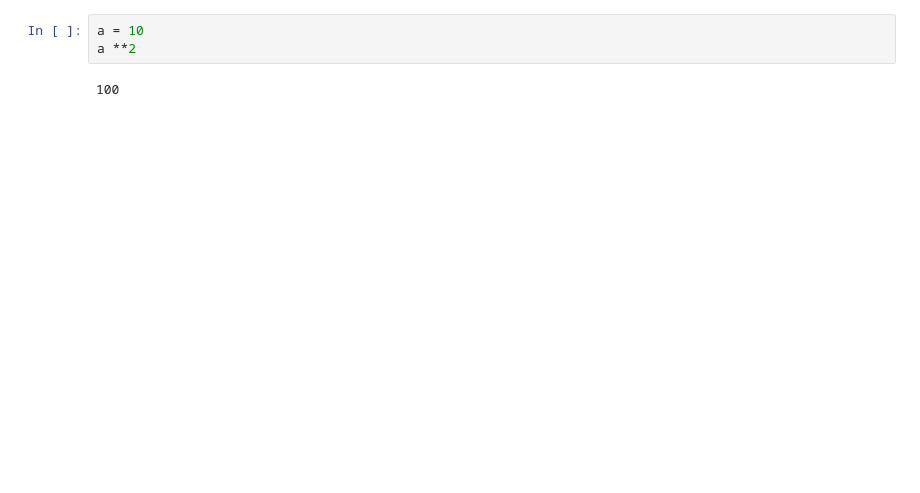
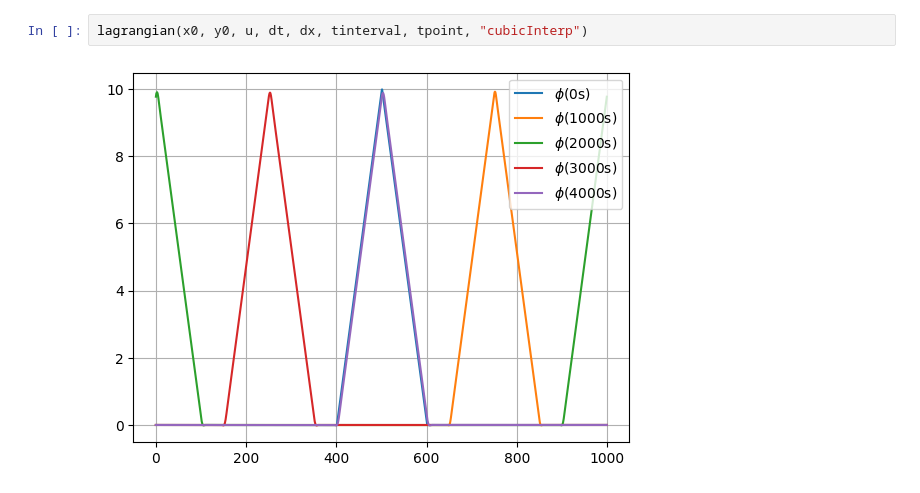
Before and after one commit to hnguyen-repos/numforGeosciences-ICTP, a Jupyter notebook: ex4-lagrangian.ipynb, the cells around one changed output. Cells and saved outputs as stored; diff of their text form; blank space fills up the shorter version.

```diff
--- a/ex4-lagrangian.ipynb
+++ b/ex4-lagrangian.ipynb
@@ -52,5 +63,4 @@ plt.show()
-# %%
-a = 10
-a **2
-# %% [output]
-100
+# %%
+lagrangian(x0, y0, u, dt, dx, tinterval, tpoint, "cubicInterp")
+# %% [output]
+[figure, added]
```
Also changed, not shown: parts of 1 cell of this notebook, 4 other files.
